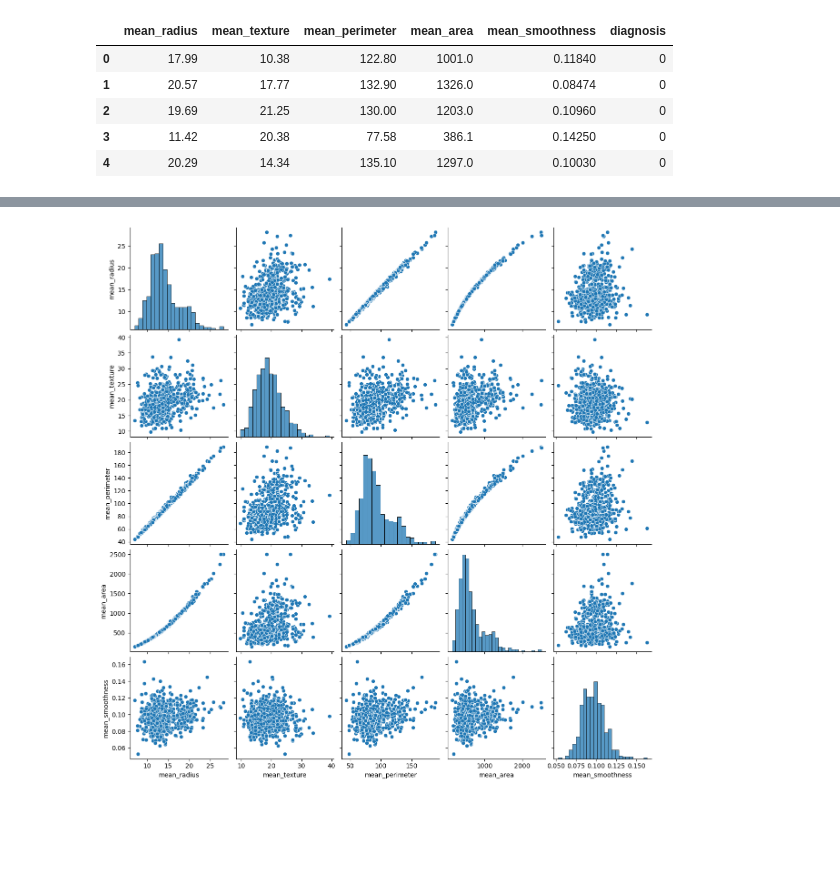
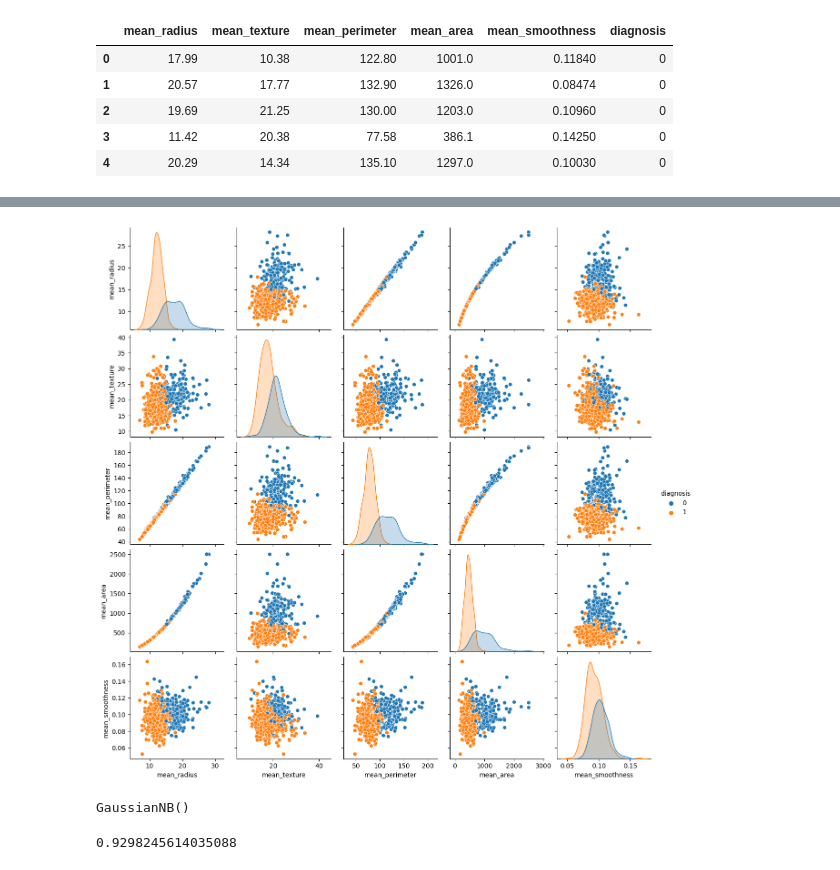
Before and after one commit to aadi219/naive-bayes-demo, a Jupyter notebook: main.ipynb, the cells around one changed output, grey strips where cells are left out. Saved outputs shown, nothing was run; the diff lists cells and outputs as text; code cells hidden in the pictures; blank space fills up the shorter version.

Commit message:
modify graphs

```diff
--- a/main.ipynb
+++ b/main.ipynb
@@ -29,5 +29,5 @@ Num columns:  6
 # %%
-sns.pairplot(df.iloc[:,:-1])
+sns.pairplot(df, hue='diagnosis')
 plt.show()
 # %% [output]
-[figure, old version]
+[figure, new version]
@@ -33,0 +43,5 @@ plt.show()
+# %%
+model = GaussianNB()
+model.fit(x, y)
+# %% [output]
+GaussianNB()
@@ -33,0 +52,4 @@ plt.show()
+# %%
+print(acc)
+# %% [output]
+0.9298245614035088
```
Also changed, not shown: parts of 6 cells of this notebook.
